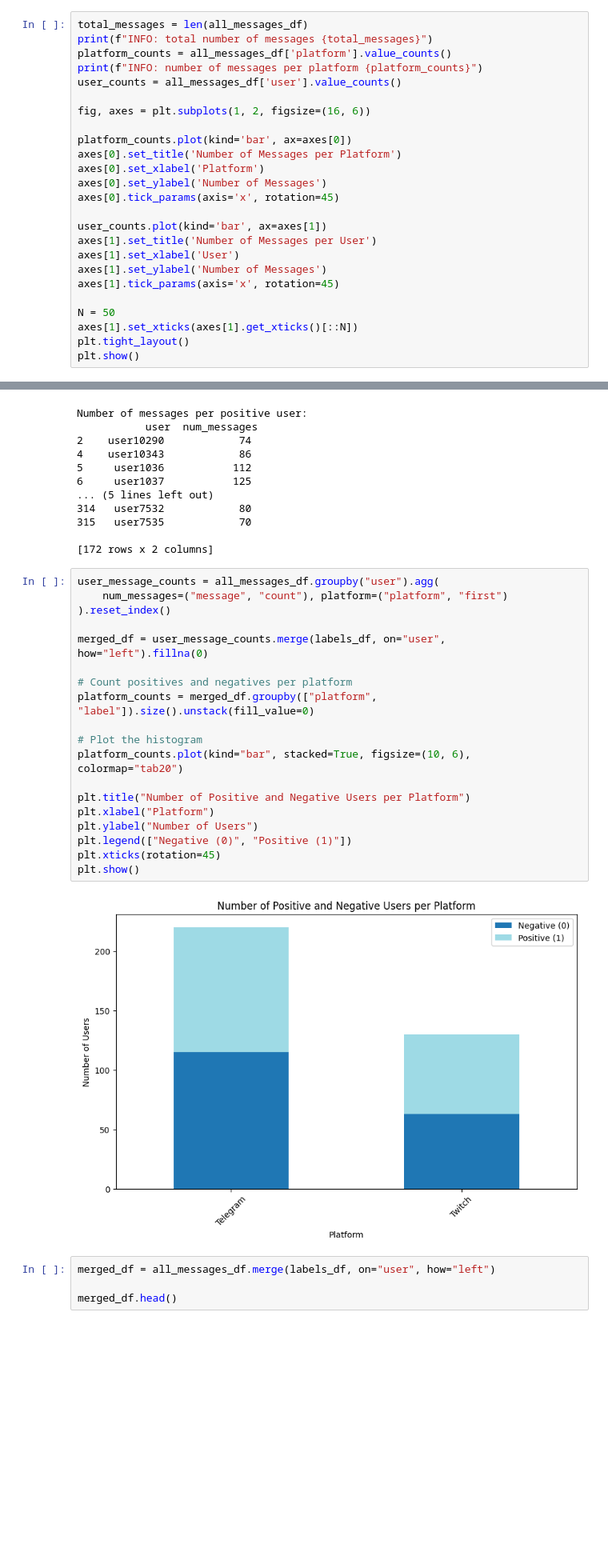
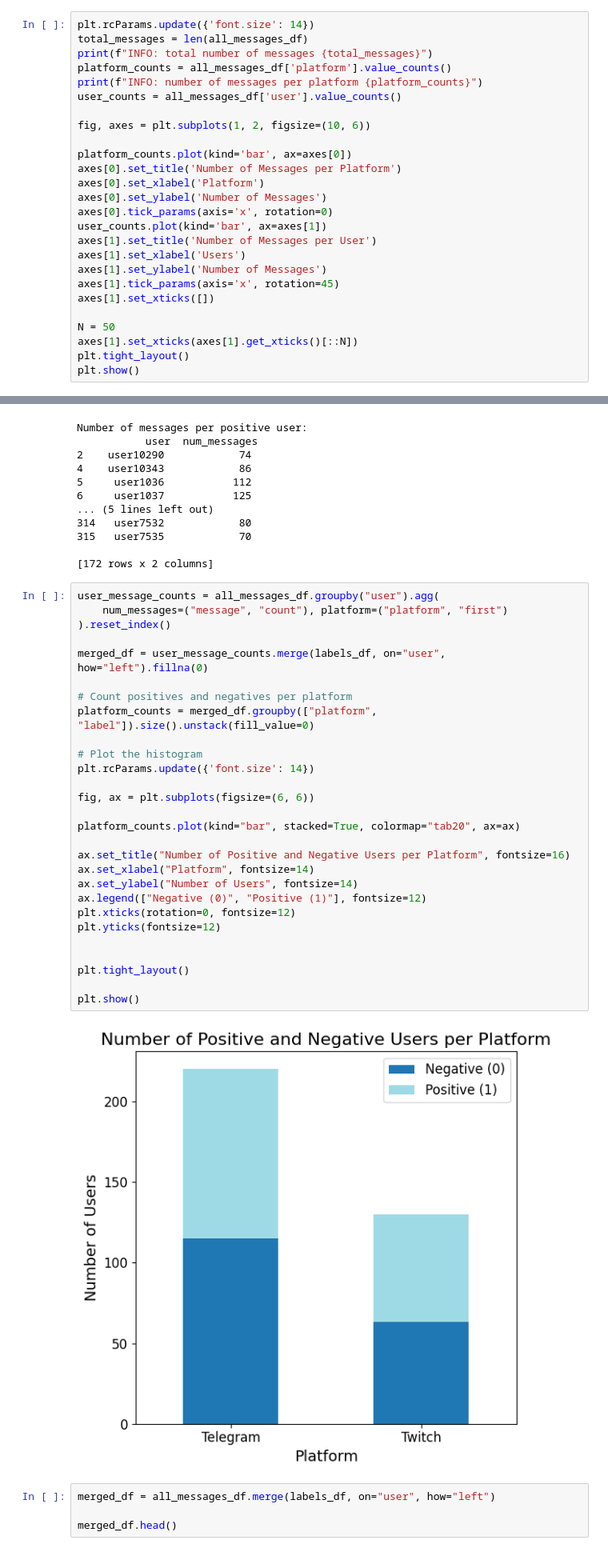
Before and after one commit to MaximoRdz/NLP-MENTALRISK-IBERLEF-2025, a Jupyter notebook: DatasetDescription.ipynb, the cells around one changed output, grey strips where cells are left out. Shown at 80% size. Drawn from its saved outputs; the diff is of its cells as text; blank space fills up the shorter version.

```diff
--- a/DatasetDescription.ipynb
+++ b/DatasetDescription.ipynb
@@ -132,25 +132,26 @@ all_messages_df.tail()
 | 2022-10-08 05:57:06+01:00 | 45268249237 | Jaja si es verdad user 7376 la mi... | Telegram | user9984 |
 | 2022-11-02 19:55:16+01:00 | 10802100092 | Y en cuánto tiempo se estabiliza ... | Telegram | user9984 |
 # %%
+plt.rcParams.update({'font.size': 14})
 total_messages = len(all_messages_df)
 print(f"INFO: total number of messages {total_messages}")
 platform_counts = all_messages_df['platform'].value_counts()
 print(f"INFO: number of messages per platform {platform_counts}")
 user_counts = all_messages_df['user'].value_counts()
 
-fig, axes = plt.subplots(1, 2, figsize=(16, 6))
+fig, axes = plt.subplots(1, 2, figsize=(10, 6))
 
 platform_counts.plot(kind='bar', ax=axes[0])
 axes[0].set_title('Number of Messages per Platform')
 axes[0].set_xlabel('Platform')
 axes[0].set_ylabel('Number of Messages')
-axes[0].tick_params(axis='x', rotation=45)
-
+axes[0].tick_params(axis='x', rotation=0)
 user_counts.plot(kind='bar', ax=axes[1])
 axes[1].set_title('Number of Messages per User')
-axes[1].set_xlabel('User')
+axes[1].set_xlabel('Users')
 axes[1].set_ylabel('Number of Messages')
 axes[1].tick_params(axis='x', rotation=45)
+axes[1].set_xticks([])
 
 N = 50
 axes[1].set_xticks(axes[1].get_xticks()[::N])
@@ -228,24 +229,33 @@ Number of messages per positive user:
 # %%
 user_message_counts = all_messages_df.groupby("user").agg(
     num_messages=("message", "count"), platform=("platform", "first")
 ).reset_index()
 
 merged_df = user_message_counts.merge(labels_df, on="user", how="left").fillna(0)
 
 # Count positives and negatives per platform
 platform_counts = merged_df.groupby(["platform", "label"]).size().unstack(fill_value=0)
 
 # Plot the histogram
-platform_counts.plot(kind="bar", stacked=True, figsize=(10, 6), colormap="tab20")
+plt.rcParams.update({'font.size': 14})
 
-plt.title("Number of Positive and Negative Users per Platform")
-plt.xlabel("Platform")
-plt.ylabel("Number of Users")
-plt.legend(["Negative (0)", "Positive (1)"])
-plt.xticks(rotation=45)
+fig, ax = plt.subplots(figsize=(6, 6))
+
+platform_counts.plot(kind="bar", stacked=True, colormap="tab20", ax=ax)
+
+ax.set_title("Number of Positive and Negative Users per Platform", fontsize=16)
+ax.set_xlabel("Platform", fontsize=14)
+ax.set_ylabel("Number of Users", fontsize=14)
+ax.legend(["Negative (0)", "Positive (1)"], fontsize=12)
+plt.xticks(rotation=0, fontsize=12)
+plt.yticks(fontsize=12)
+
+
+plt.tight_layout()
+
 plt.show()
 # %% [output]
-[figure, old version]
+[figure, new version]
 # %%
 merged_df = all_messages_df.merge(labels_df, on="user", how="left")
 
```
Also changed, not shown: parts of 9 cells of this notebook, 1 other file.
